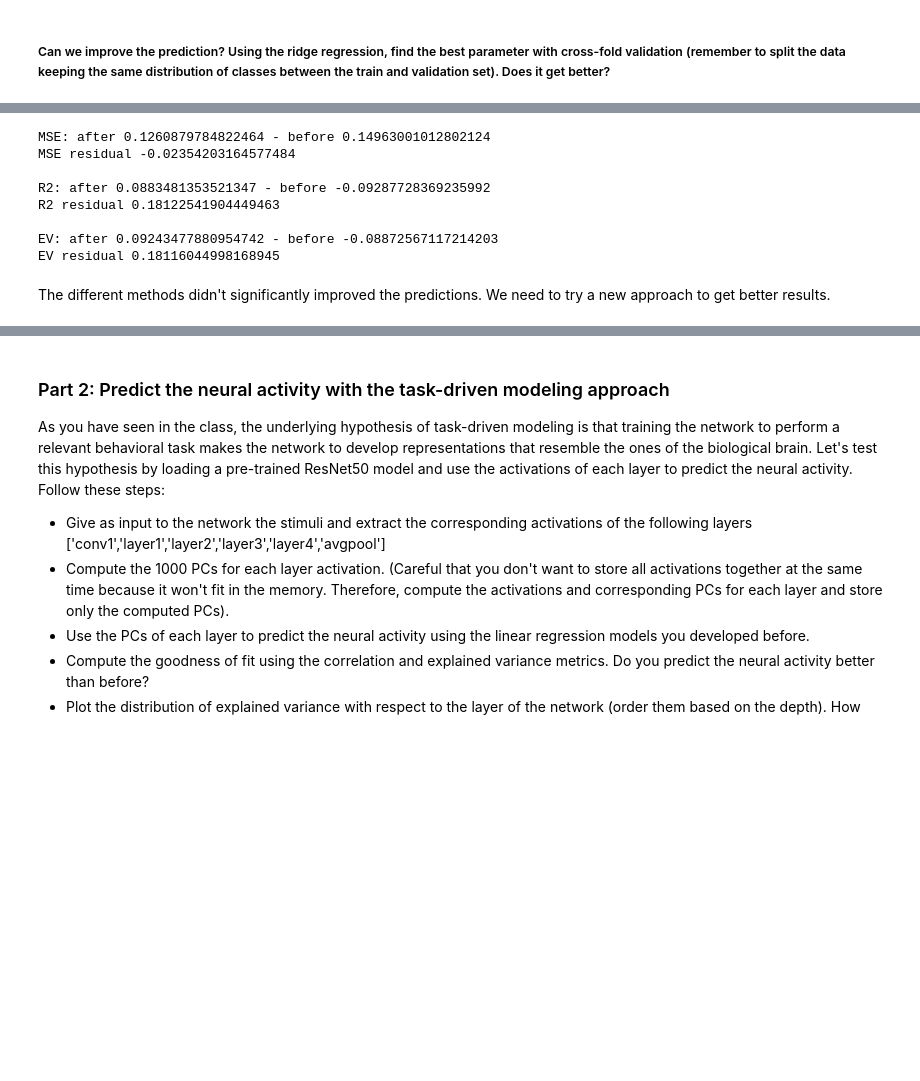
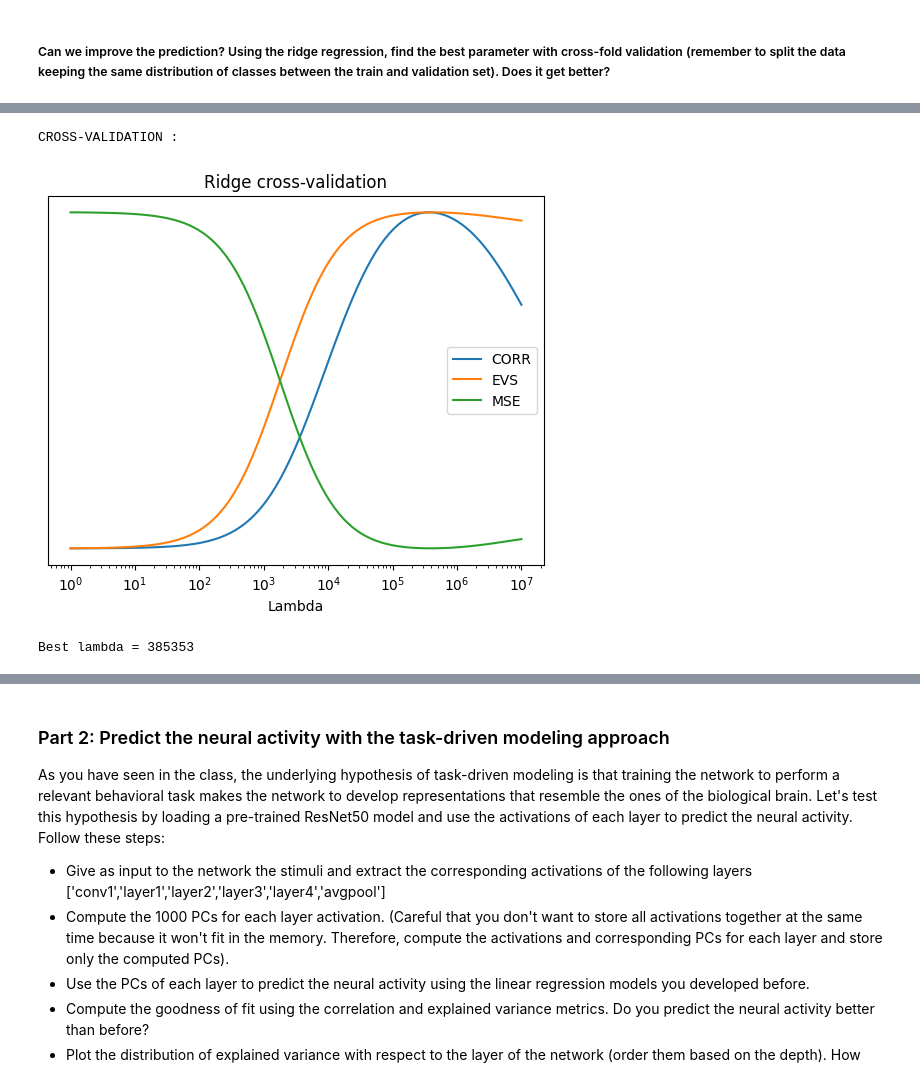
Before and after one commit to ledondodo/brainlike, a Jupyter notebook: week6.ipynb, the cells around one changed output, grey strips where cells are left out. Cells and saved outputs as stored; diff of their text form; code cells hidden in the pictures; blank space fills up the shorter version.

```diff
--- a/week6.ipynb
+++ b/week6.ipynb
@@ -214,18 +217,53 @@ Mean Pearson correlation: 0.2845963
-# %%
-from utils import compare_metrics
-from sklearn.metrics import mean_squared_error, r2_score, explained_variance_score
-
-compare_metrics(mean_squared_error, spikes_val, predictions_pca, "ridge", "best_ridge", "MSE")
-compare_metrics(r2_score, spikes_val, predictions_pca, "ridge", "best_ridge", "R2")
-compare_metrics(explained_variance_score, spikes_val, predictions_pca, "ridge", "best_ridge", "EV")
-# %% [output]
-MSE: after 0.1260879784822464 - before 0.14963001012802124
-MSE residual -0.02354203164577484
-
-R2: after 0.0883481353521347 - before -0.09287728369235992
-R2 residual 0.18122541904449463
-
-EV: after 0.09243477880954742 - before -0.08872567117214203
-EV residual 0.18116044998168945
-# %% [markdown]
-The different methods didn't significantly improved the predictions. We need to try a new approach to get better results.
+# %%
+#### Here your code
+from sklearn.model_selection import StratifiedKFold
+from sklearn.linear_model import Ridge
+from sklearn.metrics import mean_squared_error, explained_variance_score
+from tqdm import tqdm
+
+lbds = np.logspace(0, 7, 100)
+skf = StratifiedKFold()
+
+evs, corrs, mses = [], [], []
+
+print("CROSS-VALIDATION :")
+for i in tqdm(range(len(lbds))):
+
+    ev_lbd, corr_lbd, mse_lbd = 0, 0, 0
+
+    for j, (tr_idx, val_idx) in enumerate(skf.split(x_train, objects_train)):
+        # Use PC for better fit
+        x_tr_fold = pcs_train[tr_idx]
+        x_val_fold = pcs_train[val_idx]
+        y_tr_fold = spikes_train[tr_idx]
+        y_val_fold = spikes_train[val_idx]
+
+        reg_fold = Ridge(lbds[i])
+        reg_fold.fit(x_tr_fold, y_tr_fold)
+        y_pred_fold = reg_fold.predict(x_val_fold)
+
+        # Fold metrics are explained variance, mean neuron correlation and mse
+        ev_lbd += explained_variance_score(y_val_fold, y_pred_fold)
+        corr_lbd += np.mean([np.corrcoef(y_val_fold[:,neuron], y_pred_fold[:,neuron])[0,1] for neuron in range(y_pred_fold.shape[1])])
+        mse_lbd += mean_squared_error(y_val_fold, y_pred_fold)
+
+    evs.append(ev_lbd/5)
+    corrs.append(corr_lbd/5)
+    mses.append(mse_lbd/5)
+
+norm = lambda x: (x-min(x))/(max(x)-min(x))
+
+plt.plot(lbds, norm(corrs), label='CORR')
+plt.plot(lbds, norm(evs), label='EVS')
+plt.plot(lbds, norm(mses), label='MSE')
+plt.title("Ridge cross-validation")
+plt.xlabel("Lambda")
+plt.legend()
+plt.xscale('log')
+plt.yticks([])
+plt.show()
+print(f"Best lambda = {lbds[np.argmin(mses)]:.0f}")
+# %% [output]
+CROSS-VALIDATION :
+[figure, added]
+Best lambda = 385353
```
Also changed, not shown: parts of 30 cells of this notebook, 1 other file.
